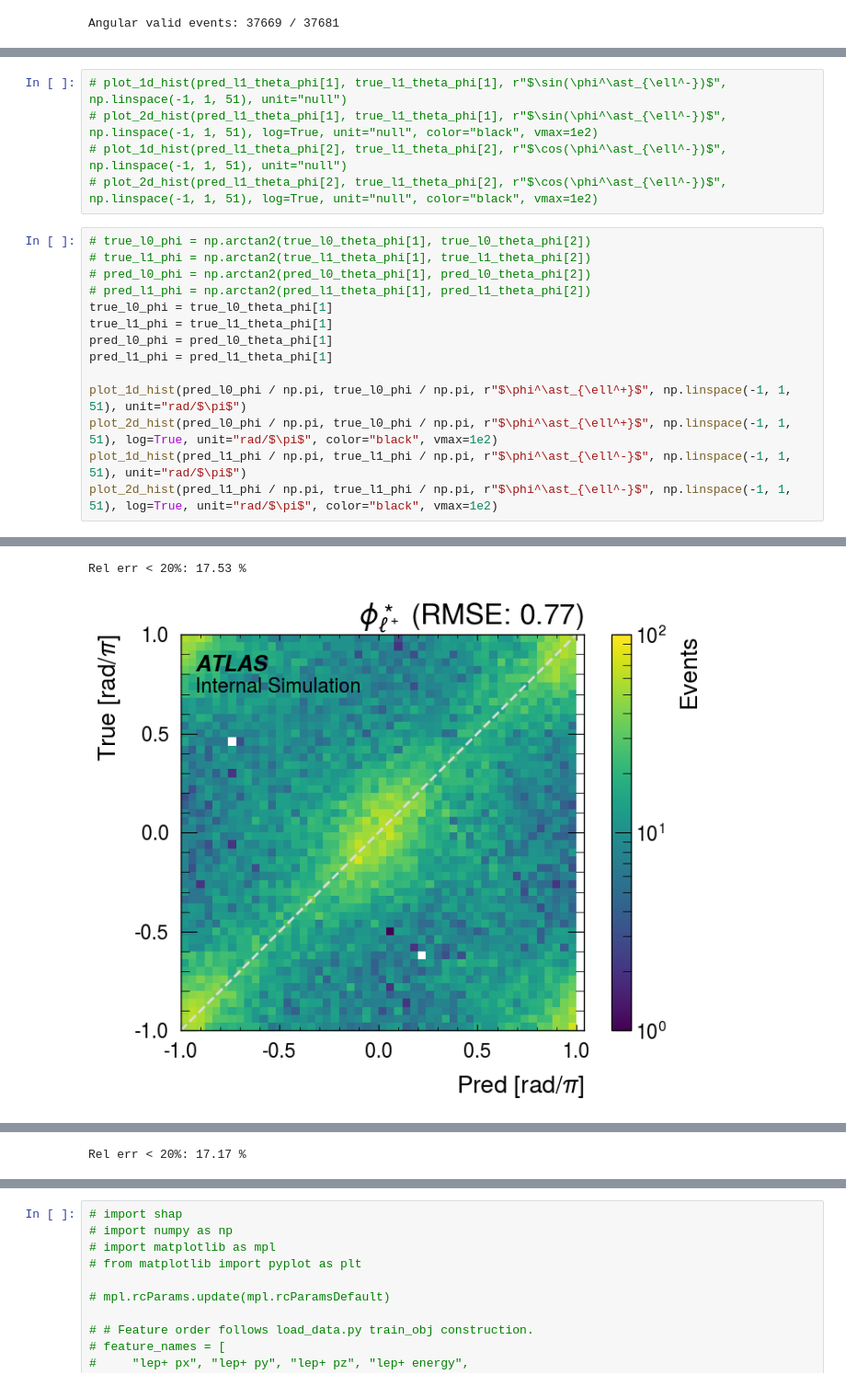
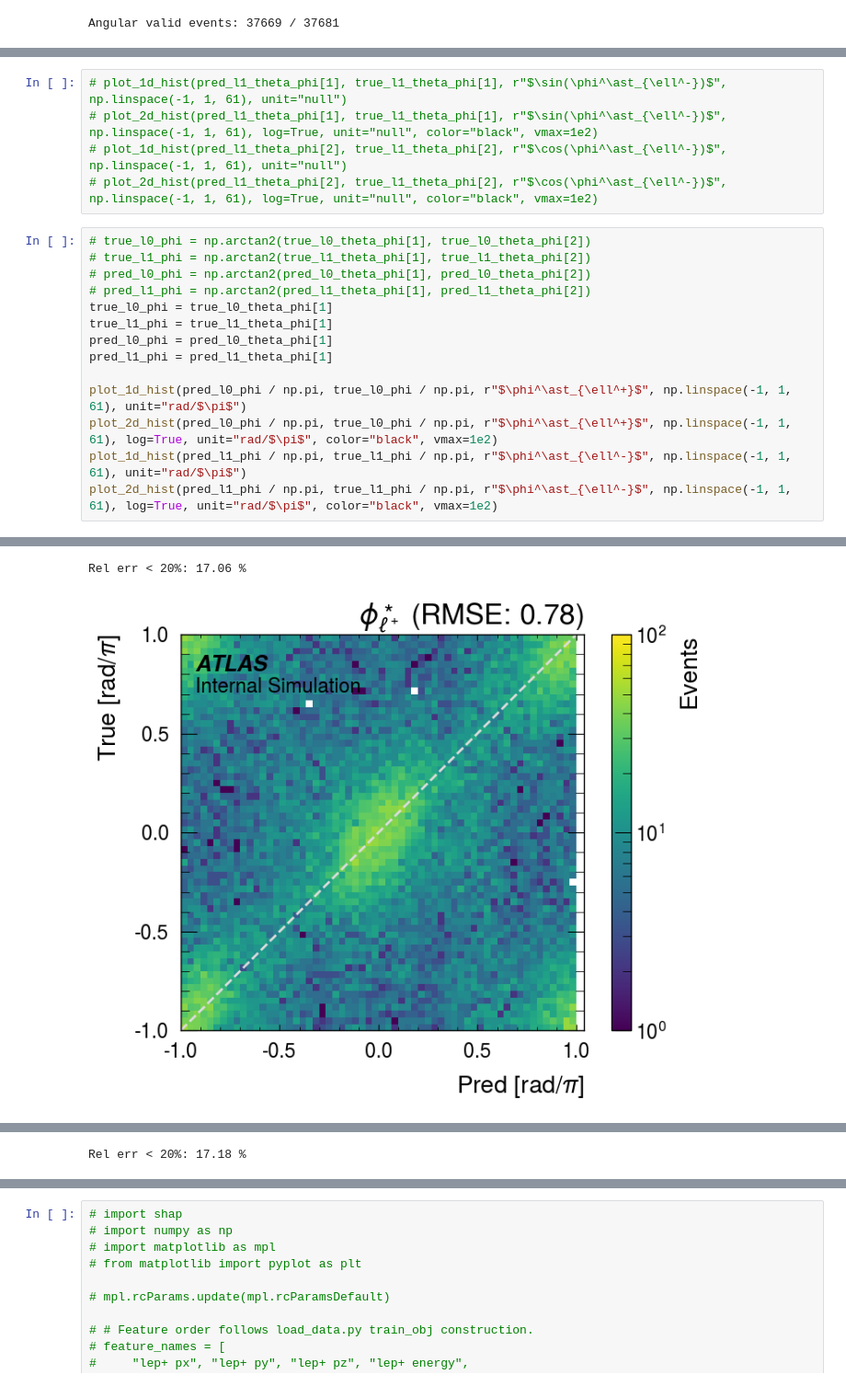
Before and after one commit to yygarypeng/ww-pcres, a Jupyter notebook: notebooks/visualize.ipynb, the cells around one changed output, grey strips where cells are left out. Shown at 92% size. Cells and saved outputs as stored; diff of their text form.

```diff
--- a/notebooks/visualize.ipynb
+++ b/notebooks/visualize.ipynb
@@ -477,8 +508,8 @@ Rel err < 20%: 39.46 %
 # %%
-# plot_1d_hist(pred_l1_theta_phi[1], true_l1_theta_phi[1], r"$\sin(\phi^\ast_{\ell^-})$", np.linspace(-1, 1, 51), unit="null")
-# plot_2d_hist(pred_l1_theta_phi[1], true_l1_theta_phi[1], r"$\sin(\phi^\ast_{\ell^-})$", np.linspace(-1, 1, 51), log=True, unit="null", color="black", vmax=1e2)
-# plot_1d_hist(pred_l1_theta_phi[2], true_l1_theta_phi[2], r"$\cos(\phi^\ast_{\ell^-})$", np.linspace(-1, 1, 51), unit="null")
-# plot_2d_hist(pred_l1_theta_phi[2], true_l1_theta_phi[2], r"$\cos(\phi^\ast_{\ell^-})$", np.linspace(-1, 1, 51), log=True, unit="null", color="black", vmax=1e2)
+# plot_1d_hist(pred_l1_theta_phi[1], true_l1_theta_phi[1], r"$\sin(\phi^\ast_{\ell^-})$", np.linspace(-1, 1, 61), unit="null")
+# plot_2d_hist(pred_l1_theta_phi[1], true_l1_theta_phi[1], r"$\sin(\phi^\ast_{\ell^-})$", np.linspace(-1, 1, 61), log=True, unit="null", color="black", vmax=1e2)
+# plot_1d_hist(pred_l1_theta_phi[2], true_l1_theta_phi[2], r"$\cos(\phi^\ast_{\ell^-})$", np.linspace(-1, 1, 61), unit="null")
+# plot_2d_hist(pred_l1_theta_phi[2], true_l1_theta_phi[2], r"$\cos(\phi^\ast_{\ell^-})$", np.linspace(-1, 1, 61), log=True, unit="null", color="black", vmax=1e2)
 # %%
 # true_l0_phi = np.arctan2(true_l0_theta_phi[1], true_l0_theta_phi[2])
 # true_l1_phi = np.arctan2(true_l1_theta_phi[1], true_l1_theta_phi[2])
@@ -489,8 +520,8 @@ true_l1_phi = true_l1_theta_phi[1]
 pred_l0_phi = pred_l0_theta_phi[1]
 pred_l1_phi = pred_l1_theta_phi[1]
 
-plot_1d_hist(pred_l0_phi / np.pi, true_l0_phi / np.pi, r"$\phi^\ast_{\ell^+}$", np.linspace(-1, 1, 51), unit="rad/$\pi$")
-plot_2d_hist(pred_l0_phi / np.pi, true_l0_phi / np.pi, r"$\phi^\ast_{\ell^+}$", np.linspace(-1, 1, 51), log=True, unit="rad/$\pi$", color="black", vmax=1e2)
-plot_1d_hist(pred_l1_phi / np.pi, true_l1_phi / np.pi, r"$\phi^\ast_{\ell^-}$", np.linspace(-1, 1, 51), unit="rad/$\pi$")
-plot_2d_hist(pred_l1_phi / np.pi, true_l1_phi / np.pi, r"$\phi^\ast_{\ell^-}$", np.linspace(-1, 1, 51), log=True, unit="rad/$\pi$", color="black", vmax=1e2)
+plot_1d_hist(pred_l0_phi / np.pi, true_l0_phi / np.pi, r"$\phi^\ast_{\ell^+}$", np.linspace(-1, 1, 61), unit="rad/$\pi$")
+plot_2d_hist(pred_l0_phi / np.pi, true_l0_phi / np.pi, r"$\phi^\ast_{\ell^+}$", np.linspace(-1, 1, 61), log=True, unit="rad/$\pi$", color="black", vmax=1e2)
+plot_1d_hist(pred_l1_phi / np.pi, true_l1_phi / np.pi, r"$\phi^\ast_{\ell^-}$", np.linspace(-1, 1, 61), unit="rad/$\pi$")
+plot_2d_hist(pred_l1_phi / np.pi, true_l1_phi / np.pi, r"$\phi^\ast_{\ell^-}$", np.linspace(-1, 1, 61), log=True, unit="rad/$\pi$", color="black", vmax=1e2)
 # %% [output]
@@ -498,2 +529,2 @@ plot_2d_hist(pred_l1_phi / np.pi, true_l1_phi / np.pi, r"$\phi^\ast_{\ell^-}$",
-Rel err < 20%: 17.53 %
+Rel err < 20%: 17.06 %
-[figure, old version]
+[figure, new version]
@@ -501 +532 @@ Rel err < 20%: 17.53 %
-Rel err < 20%: 17.17 %
+Rel err < 20%: 17.18 %
```
Also changed, not shown: parts of 21 cells of this notebook, 18 other files.
